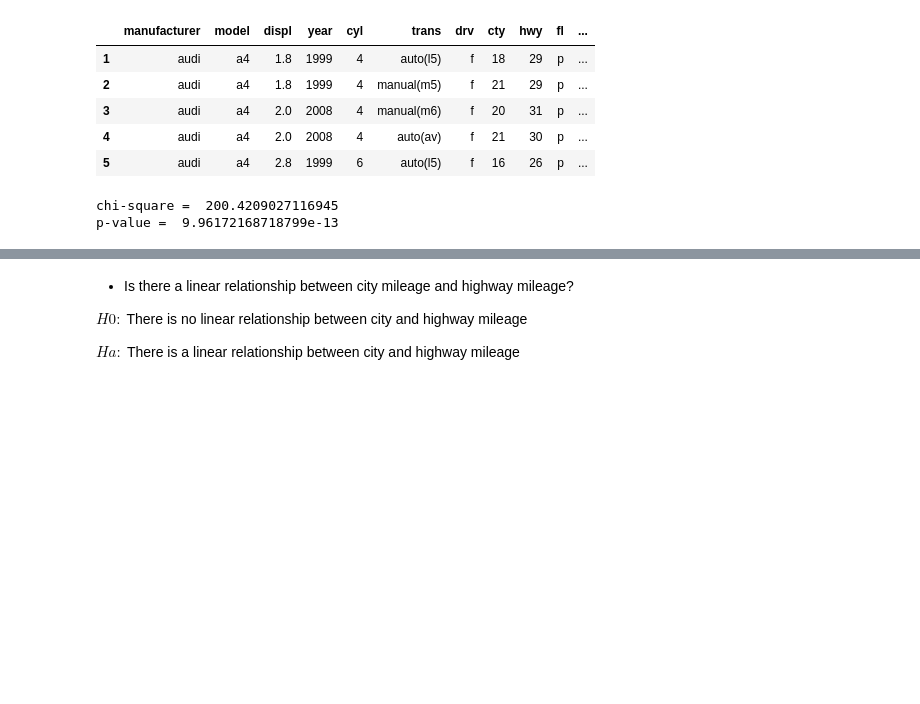
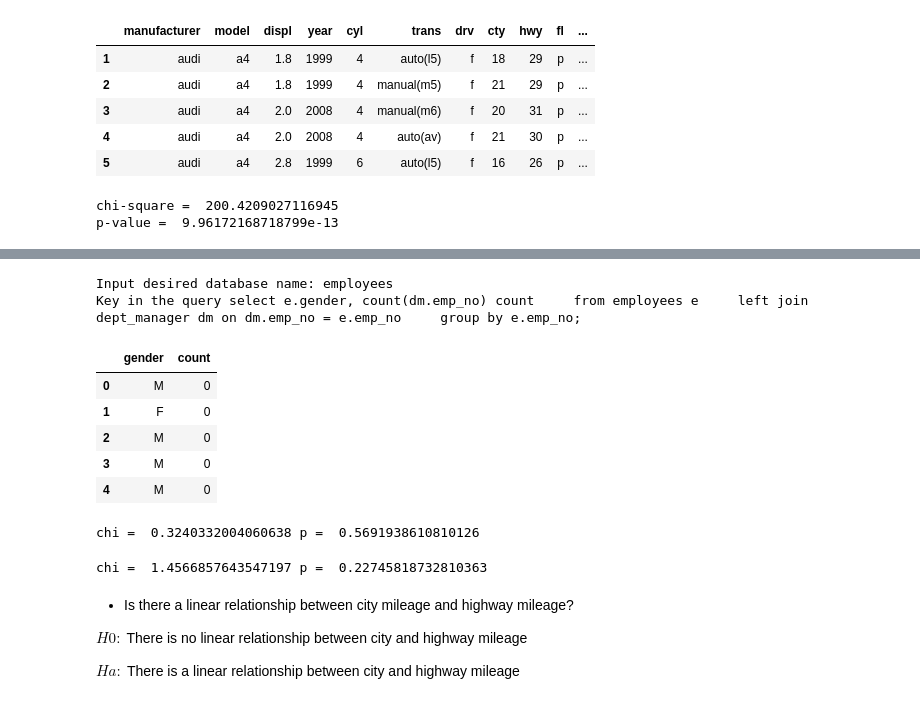
Before and after one commit to Jacqueline-A-Shay/statistics-exercises, a Jupyter notebook: hypothesis_testing.ipynb, the cells around one changed output, grey strips where cells are left out. Saved outputs shown, nothing was run; the diff lists cells and outputs as text; code cells hidden in the pictures; blank space fills up the shorter version.

```diff
--- a/hypothesis_testing.ipynb
+++ b/hypothesis_testing.ipynb
@@ -418,3 +420,34 @@ Is an employee's gender independent of whether or not they are or have been a ma
+# %%
+def get_db_url():
+    url = f'mysql+pymysql://{user}:{password}@{host}/{database_name}'
+    return url
+from env import host, user, password
+database_name = input("Input desired database name: ")
+query = input("Key in the query ")
+count = pd.read_sql(query,get_db_url())
+count.head(5)
+# %% [output]
+Input desired database name: employees
+Key in the query select e.gender, count(dm.emp_no) count     from employees e     left join dept_manager dm on dm.emp_no = e.emp_no     group by e.emp_no;
+|  | gender | count |
+| 0 | M | 0 |
+| 1 | F | 0 |
+| 2 | M | 0 |
+| 3 | M | 0 |
+| 4 | M | 0 |
+# %%
+get_dept = x['dept_name'].apply(lambda x: x in ['Marketing', 'Sales'])
+rel = x[get_dept]
+chi, p, degf, expected = stats.chi2_contingency(pd.crosstab(rel.gender, rel.dept_name))
+print("chi = ", chi, "p = ", p)
+# %% [output]
+chi =  0.3240332004060638 p =  0.5691938610810126
+# %%
+count['mngt'] = count['count'] > 0
+chi, p, degf, expected = stats.chi2_contingency(pd.crosstab(count.gender, count.mngt))
+print("chi = ", chi, "p = ", p)
+# %% [output]
+chi =  1.4566857643547197 p =  0.22745818732810363
 # %% [markdown]
 - Is there a linear relationship between city mileage and highway mileage?
 
```
Also changed, not shown: parts of 1 cell of this notebook.
